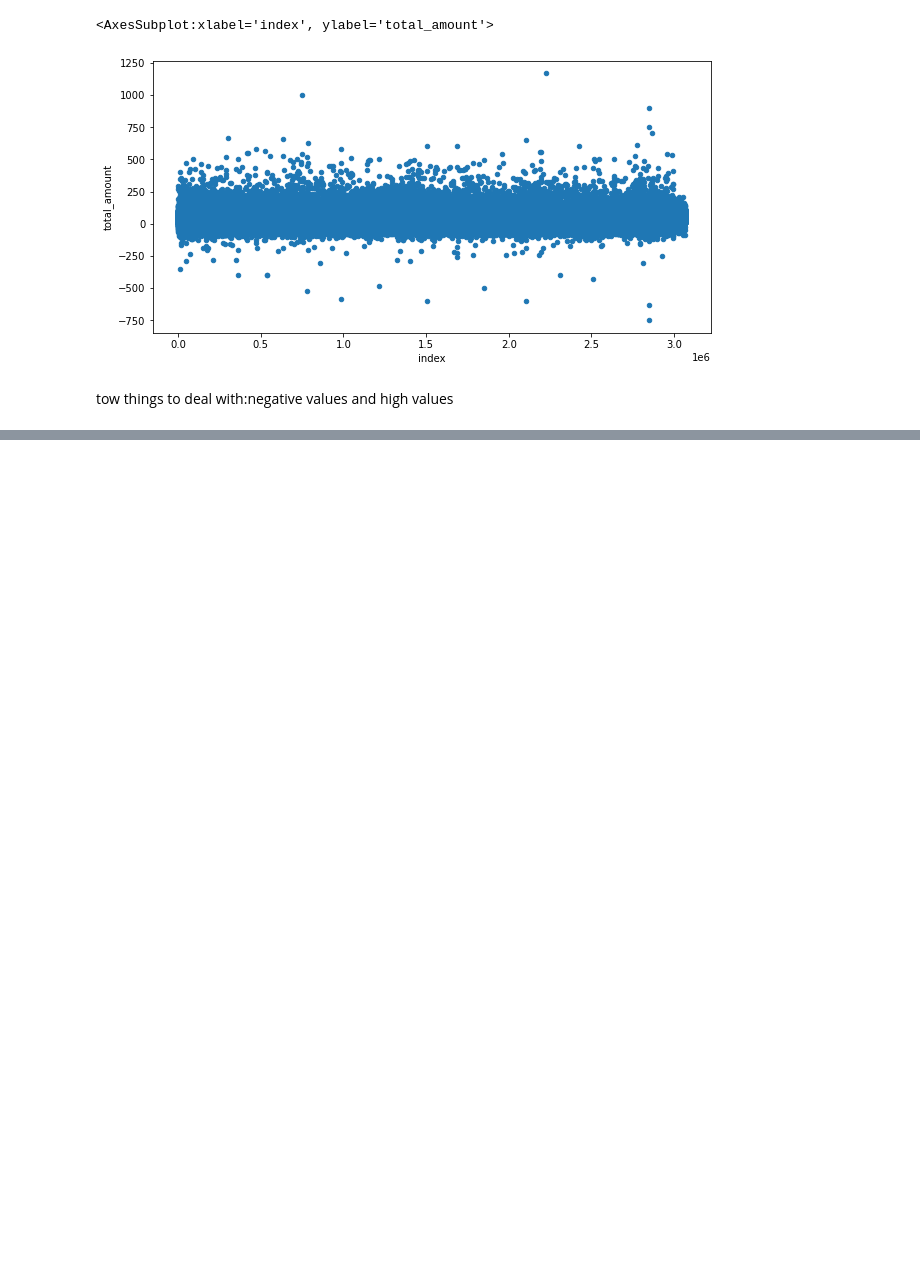
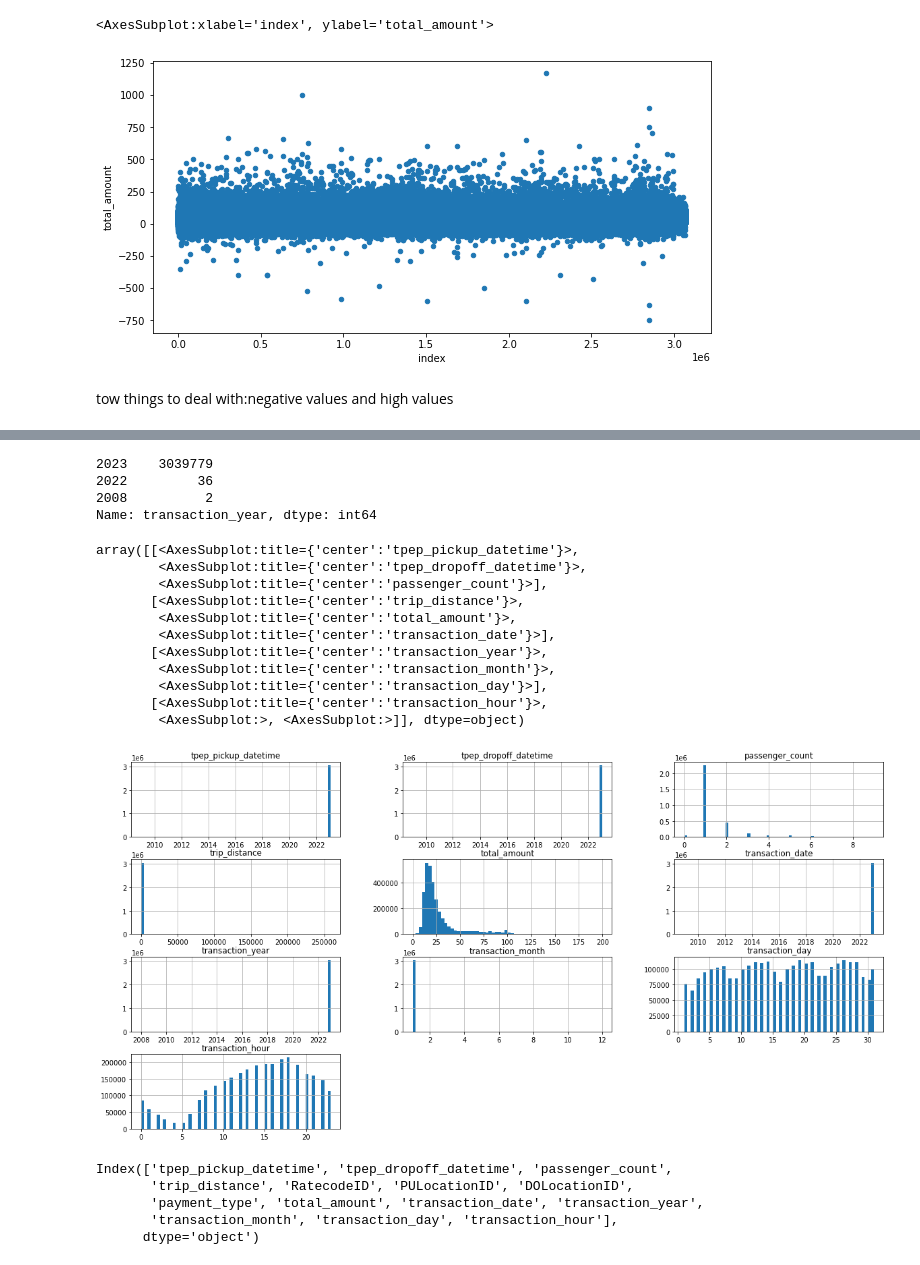
Before and after one commit to Talha-010/New-York-Taxi-Analysis, a Jupyter notebook: Main notebook.ipynb, the cells around one changed output, grey strips where cells are left out. Drawn from its saved outputs; the diff is of its cells as text; code cells hidden in the pictures; blank space fills up the shorter version.

```diff
--- a/Main notebook.ipynb
+++ b/Main notebook.ipynb
@@ -75,0 +151,2 @@ tow things to deal with:negative values and high values
+# %%
+taxi_data_filterd=taxi_data[(taxi_data['total_amount']>=0) & (taxi_data['total_amount']<200)]
@@ -75,0 +193,2 @@ tow things to deal with:negative values and high values
+# %%
+taxi_data_prepared=taxi_data_filterd.copy()
@@ -75,0 +208,5 @@ tow things to deal with:negative values and high values
+# %%
+taxi_data_prepared.loc[:,'RatecodeID']= taxi_data_prepared['RatecodeID'].astype(str)
+taxi_data_prepared.loc[:,'PULocationID']= taxi_data_prepared['PULocationID'].astype(str)
+taxi_data_prepared.loc[:,'DOLocationID']= taxi_data_prepared['DOLocationID'].astype(str)
+taxi_data_prepared.loc[:,'payment_type']= taxi_data_prepared['payment_type'].astype(str)
@@ -75,0 +226,10 @@ tow things to deal with:negative values and high values
+# %%
+taxi_data_prepared['transaction_date']= pd.to_datetime(taxi_data_prepared['tpep_pickup_datetime'].dt.date)
+
+taxi_data_prepared['transaction_year']= taxi_data_prepared['tpep_pickup_datetime'].dt.year
+
+taxi_data_prepared['transaction_month']= taxi_data_prepared['tpep_pickup_datetime'].dt.month
+
+taxi_data_prepared['transaction_day']= taxi_data_prepared['tpep_pickup_datetime'].dt.day
+
+taxi_data_prepared['transaction_hour']= taxi_data_prepared['tpep_pickup_datetime'].dt.hour
@@ -75,0 +245,22 @@ tow things to deal with:negative values and high values
+# %%
+taxi_data_prepared['transaction_year'].value_counts()
+# %% [output]
+2023    3039779
+2022         36
+2008          2
+Name: transaction_year, dtype: int64
+# %%
+taxi_data_prepared.hist(figsize=(20,10),bins=60)
+# %% [output]
+array([[<AxesSubplot:title={'center':'tpep_pickup_datetime'}>,
+        <AxesSubplot:title={'center':'tpep_dropoff_datetime'}>,
+        <AxesSubplot:title={'center':'passenger_count'}>],
+       [<AxesSubplot:title={'center':'trip_distance'}>,
+        <AxesSubplot:title={'center':'total_amount'}>,
+        <AxesSubplot:title={'center':'transaction_date'}>],
+       [<AxesSubplot:title={'center':'transaction_year'}>,
+        <AxesSubplot:title={'center':'transaction_month'}>,
+        <AxesSubplot:title={'center':'transaction_day'}>],
+       [<AxesSubplot:title={'center':'transaction_hour'}>,
+        <AxesSubplot:>, <AxesSubplot:>]], dtype=object)
+[figure, added]
@@ -75,0 +270,8 @@ tow things to deal with:negative values and high values
+# %%
+taxi_data_prepared.columns
+# %% [output]
+Index(['tpep_pickup_datetime', 'tpep_dropoff_datetime', 'passenger_count',
+       'trip_distance', 'RatecodeID', 'PULocationID', 'DOLocationID',
+       'payment_type', 'total_amount', 'transaction_date', 'transaction_year',
+       'transaction_month', 'transaction_day', 'transaction_hour'],
+      dtype='object')
```
Also changed, not shown: parts of 78 cells of this notebook, 1 other file.
